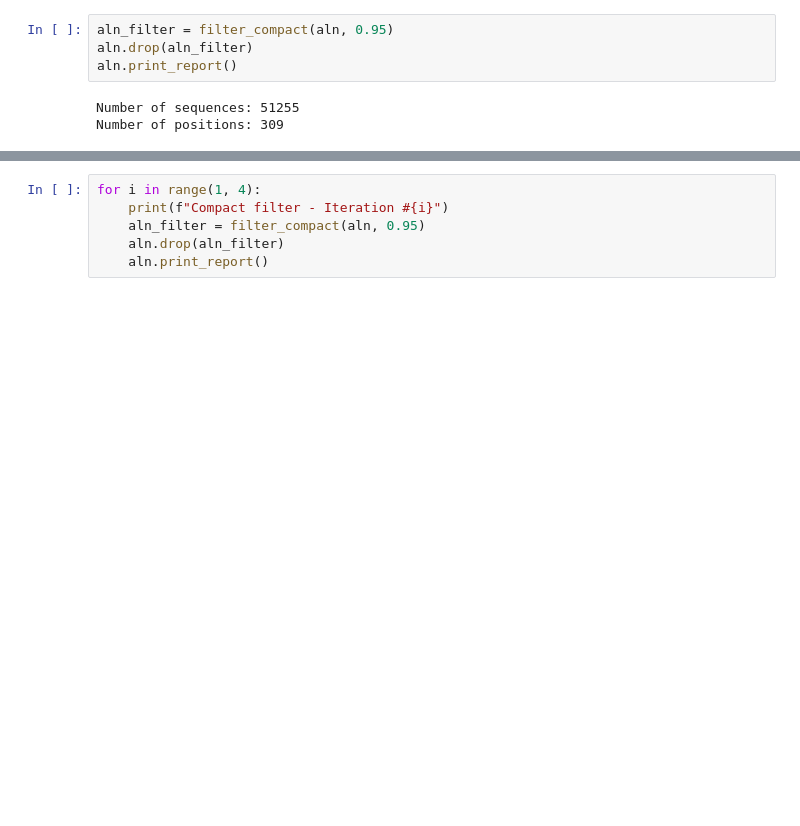
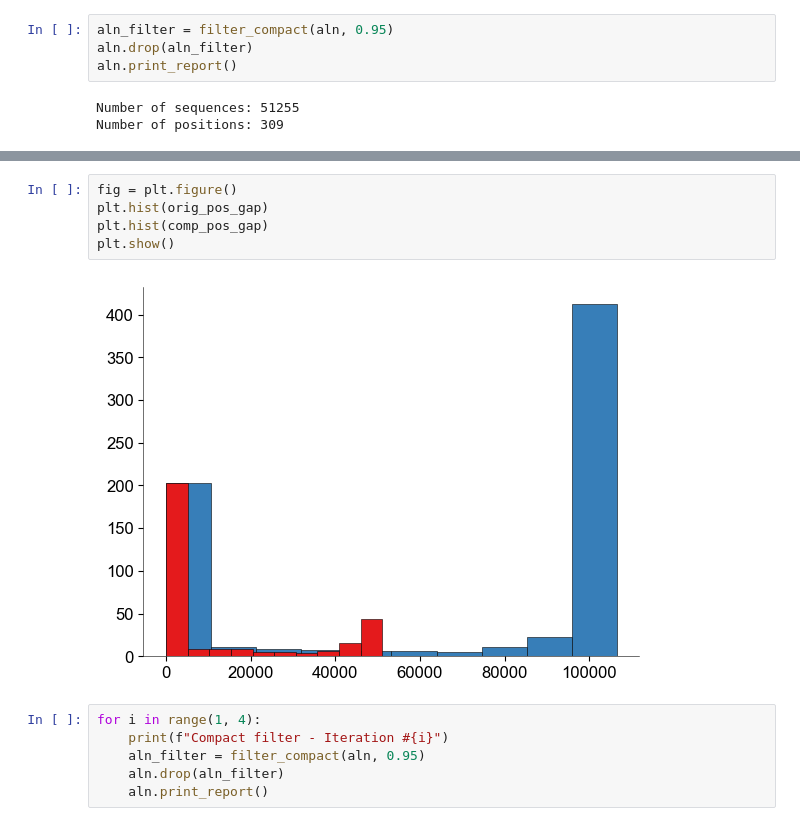
Before and after one commit to shoyip/SerProtAlign, a Jupyter notebook: notebooks/01_compact_alignment.ipynb, the cells around one changed output, grey strips where cells are left out. Saved outputs shown, nothing was run; the diff lists cells and outputs as text; blank space fills up the shorter version.

```diff
--- a/notebooks/01_compact_alignment.ipynb
+++ b/notebooks/01_compact_alignment.ipynb
@@ -37,3 +39,10 @@ fig = plot_pos_gap_distrib(aln, 'Gap per Pos after Compact filter')
+# %%
+fig = plt.figure()
+plt.hist(orig_pos_gap)
+plt.hist(comp_pos_gap)
+plt.show()
+# %% [output]
+[figure, added]
 # %%
 for i in range(1, 4):
     print(f"Compact filter - Iteration #{i}")
```
Also changed, not shown: parts of 19 cells of this notebook, 2 other files.
